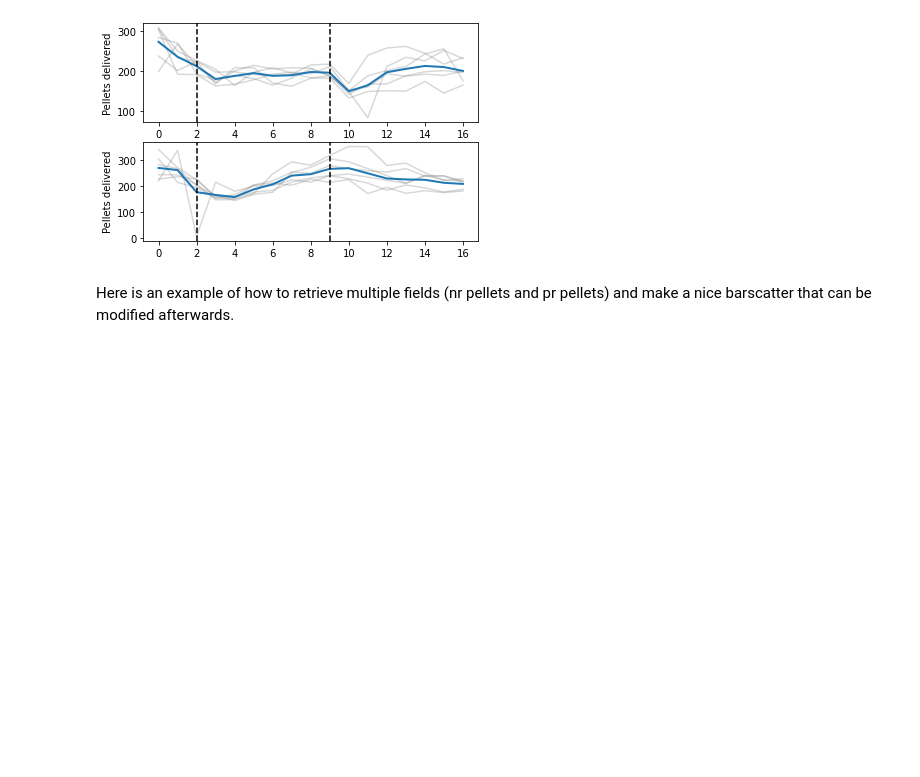
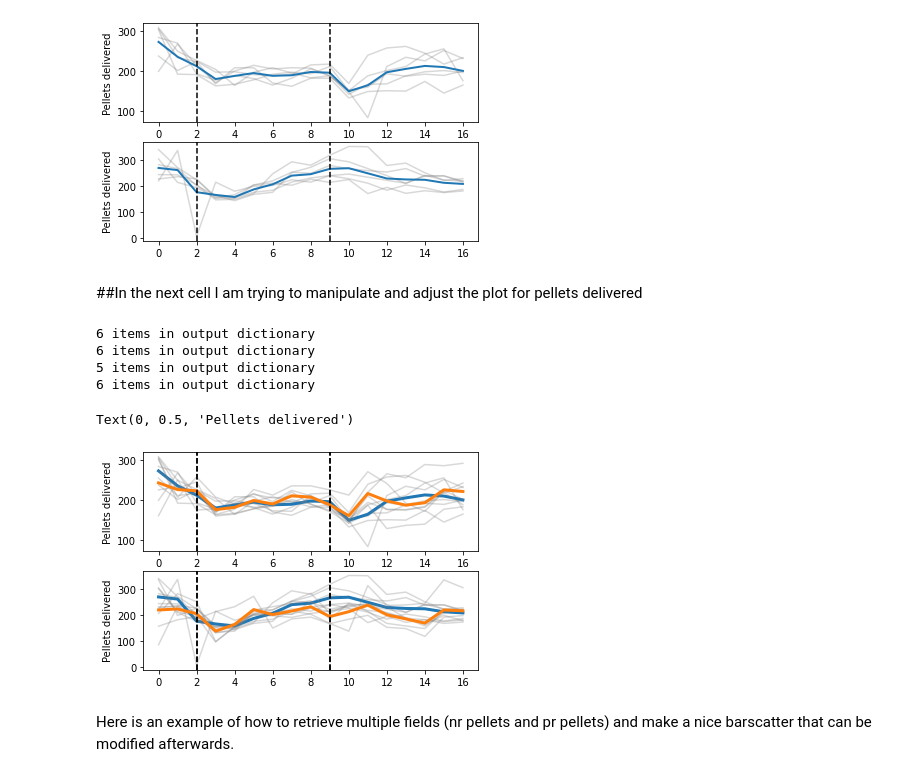
Before and after one commit to Htbibalan/FEDProtein, a Jupyter notebook: notebooks/FED figures.ipynb, the cells around one changed output. Cells and saved outputs as stored; diff of their text form; code cells hidden in the pictures; blank space fills up the shorter version.

```diff
--- a/notebooks/FED figures.ipynb
+++ b/notebooks/FED figures.ipynb
@@ -109,6 +111,55 @@ ax[0].set_ylabel("Pellets delivered")
 6 items in output dictionary
 Text(0, 0.5, 'Pellets delivered')
 [figure]
+# %% [markdown]
+##In the next cell I am trying to manipulate and adjust the plot for pellets delivered
+# %%
+nrpr_male_selector = {"order": 1, "sex": "M"}
+prnr_male_selector = {"order": 2, "sex": "M"}
+nrpr_female_selector = {"order": 1, "sex": "F"}
+prnr_female_selector = {"order": 2, "sex": "F"}
+
+
+
+# total pellets
+def timeline_fig(data, ax=[],xlabel="", ylabel="", **kwargs):
+    if ax == []:
+        f, ax = plt.subplots() #could check if ax is axis object
+
+    for trace in data:
+        ax.plot(trace, color="grey", alpha=0.3)
+    ax.plot(np.mean(data, axis=0), linewidth=3)
+
+    ax.set_ylabel(ylabel)
+    ax.set_xlabel(xlabel)
+    ax.axvline(2, linestyle="--", color="k")
+    ax.axvline(9, linestyle="--", color="k")
+
+    return ax
+
+# these lines retrieve the data from the master dictionary
+nrpr = get_data_fields(mice, ["all_pellets_per_day"], nrpr_male_selector)
+prnr = get_data_fields(mice, ["all_pellets_per_day"], prnr_male_selector)
+nrpr2 = get_data_fields(mice, ["all_pellets_per_day"], nrpr_female_selector)
+prnr2 = get_data_fields(mice, ["all_pellets_per_day"], prnr_female_selector)
+# this line initialises the figure and axes
+f, ax = plt.subplots(nrows=2)
+
+# these lines use the above function to plot the data that was retrieved in separate axes
+timeline_fig(nrpr, ax=ax[0]),
+timeline_fig(prnr, ax=ax[1], ylabel= "Pellets delivered")
+timeline_fig(nrpr2, ax=ax[0]),
+timeline_fig(prnr2, ax=ax[1], ylabel= "Pellets delivered")
+
+# extra lines can be used here to customise the plots
+ax[0].set_ylabel("Pellets delivered")
+# %% [output]
+6 items in output dictionary
+6 items in output dictionary
+5 items in output dictionary
+6 items in output dictionary
+Text(0, 0.5, 'Pellets delivered')
+[figure, added]
 # %% [markdown]
 Here is an example of how to retrieve multiple fields (nr pellets and pr pellets) and make a nice barscatter that can be modified afterwards.
 # %%
```
Also changed, not shown: parts of 4 cells of this notebook, 4 other files.
